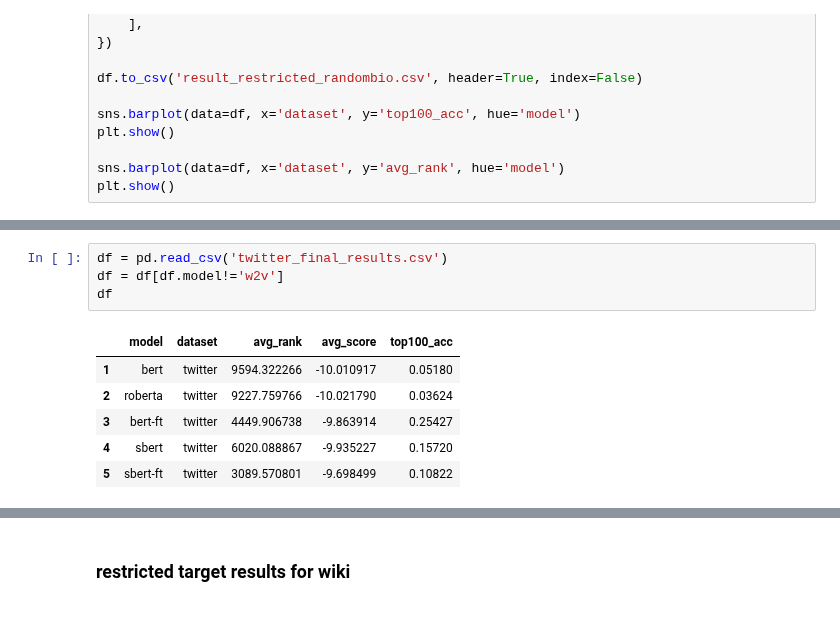
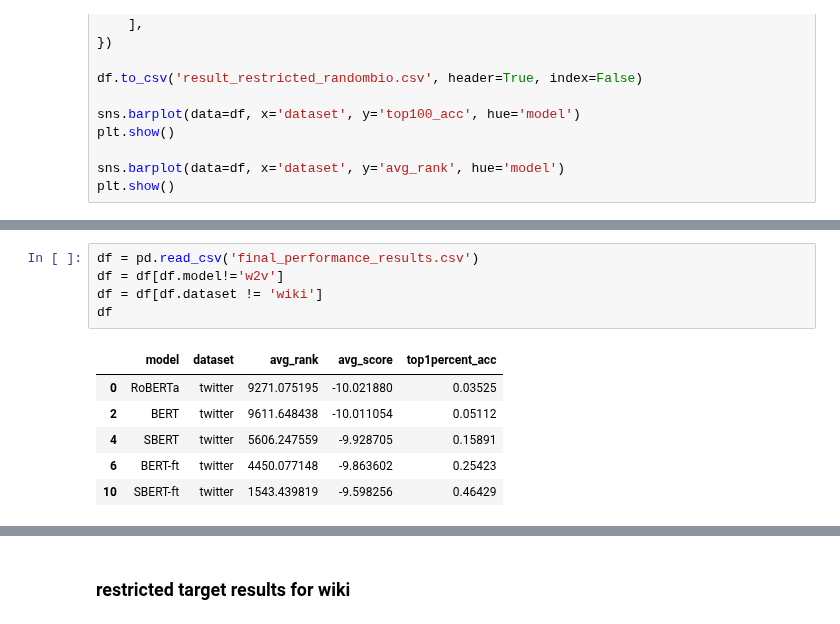
Before and after one commit to navidmdn/identity_embedding, a Jupyter notebook: pi2v.ipynb, the cells around one changed output, grey strips where cells are left out. Drawn from its saved outputs; the diff is of its cells as text.

```diff
--- a/pi2v.ipynb
+++ b/pi2v.ipynb
@@ -3752,14 +3746,15 @@ gen_df
 # %%
-df = pd.read_csv('twitter_final_results.csv')
+df = pd.read_csv('final_performance_results.csv')
 df = df[df.model!='w2v']
+df = df[df.dataset != 'wiki']
 df
 # %% [output]
-|  | model | dataset | avg_rank | avg_score | top100_acc |
-| 1 | bert | twitter | 9594.322266 | -10.010917 | 0.05180 |
-| 2 | roberta | twitter | 9227.759766 | -10.021790 | 0.03624 |
-| 3 | bert-ft | twitter | 4449.906738 | -9.863914 | 0.25427 |
-| 4 | sbert | twitter | 6020.088867 | -9.935227 | 0.15720 |
-| 5 | sbert-ft | twitter | 3089.570801 | -9.698499 | 0.10822 |
+|  | model | dataset | avg_rank | avg_score | top1percent_acc |
+| 0 | RoBERTa | twitter | 9271.075195 | -10.021880 | 0.03525 |
+| 2 | BERT | twitter | 9611.648438 | -10.011054 | 0.05112 |
+| 4 | SBERT | twitter | 5606.247559 | -9.928705 | 0.15891 |
+| 6 | BERT-ft | twitter | 4450.077148 | -9.863602 | 0.25423 |
+| 10 | SBERT-ft | twitter | 1543.439819 | -9.598256 | 0.46429 |
 # %%
 res_df = pd.concat([gen_df, df], axis=0)
 res_df
```
Also changed, not shown: parts of 52 cells of this notebook.
